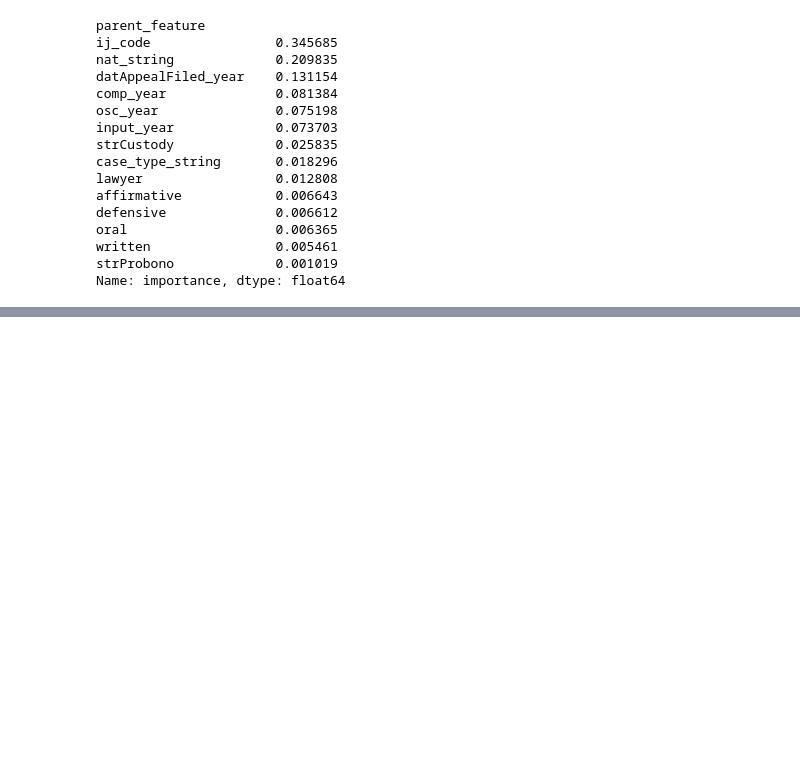
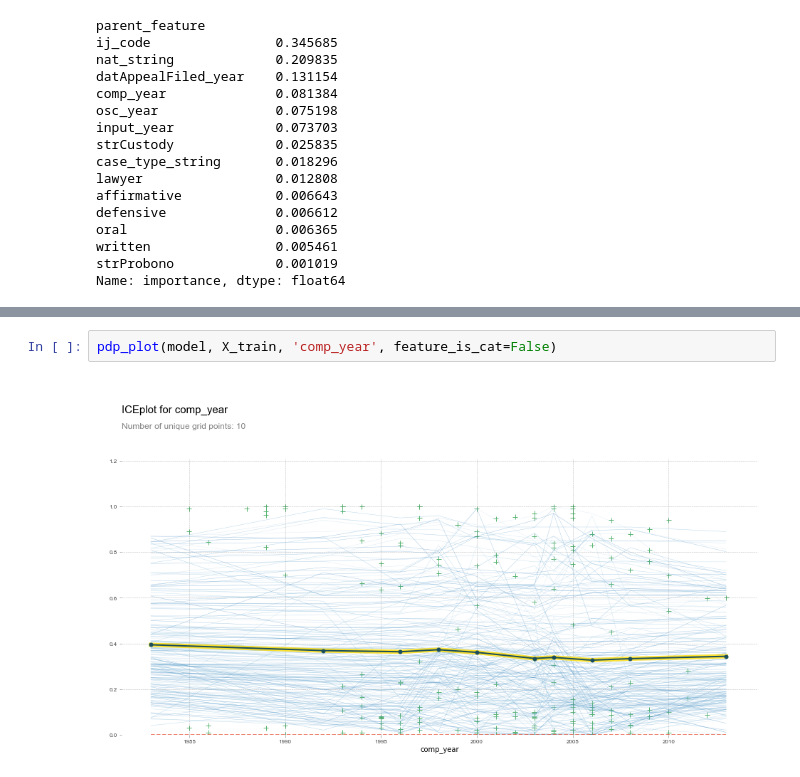
Before and after one commit to colinandrus/ml_course_project, a Jupyter notebook: notebooks/model_training.ipynb, the cells around one changed output, grey strips where cells are left out. Saved outputs shown, nothing was run; the diff lists cells and outputs as text; blank space fills up the shorter version.

```diff
--- a/notebooks/model_training.ipynb
+++ b/notebooks/model_training.ipynb
@@ -468,0 +494,4 @@ Name: importance, dtype: float64
+# %%
+pdp_plot(model, X_train, 'comp_year', feature_is_cat=False)
+# %% [output]
+[figure, added]
```
Also changed, not shown: parts of 13 cells of this notebook.
